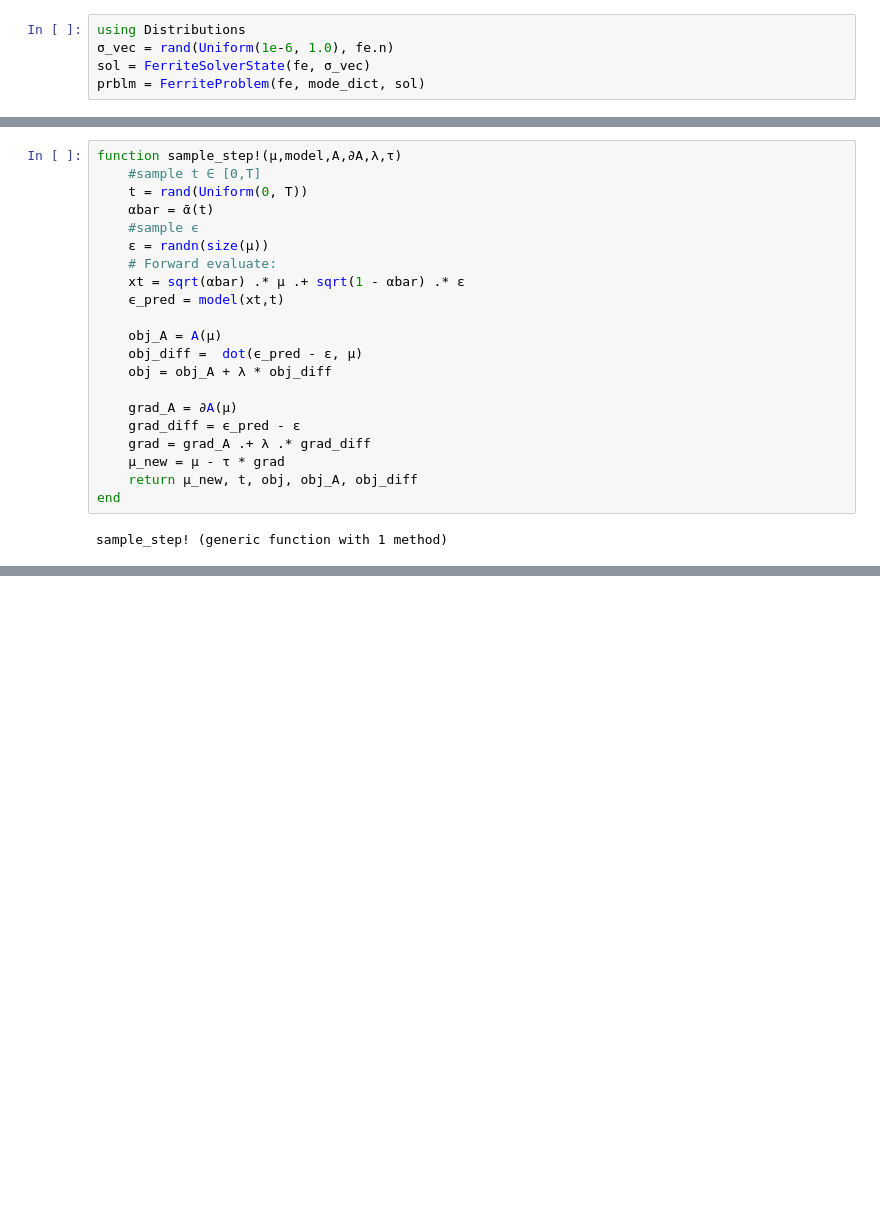
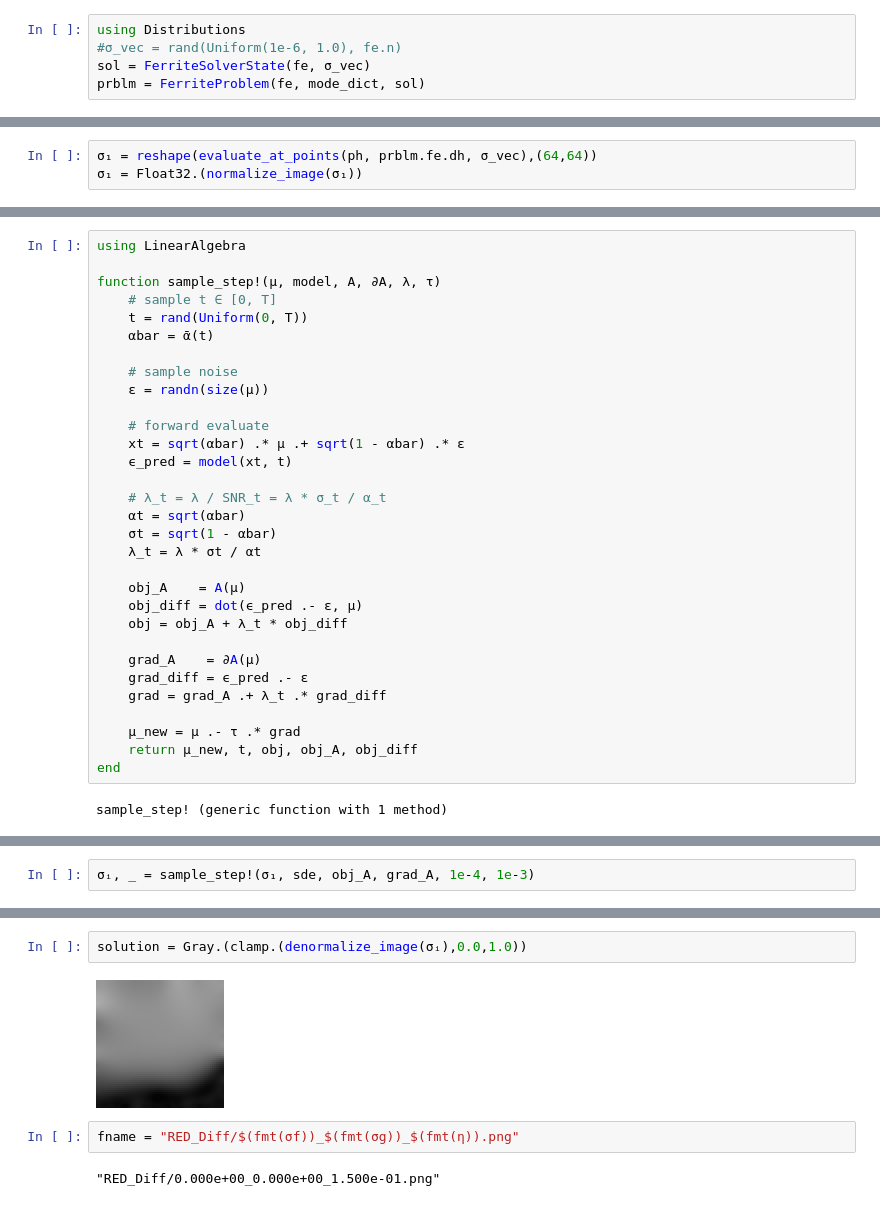
Before and after one commit to DanielBoigk/ModularEIT.jl, a Jupyter notebook: notebooks/reconstructions/005RED-Diff.ipynb, the cells around one changed output, grey strips where cells are left out. Saved outputs shown, nothing was run; the diff lists cells and outputs as text; blank space fills up the shorter version.

Commit message:
add some more reconstructions: RED-Diff

```diff
--- a/notebooks/reconstructions/005RED-Diff.ipynb
+++ b/notebooks/reconstructions/005RED-Diff.ipynb
@@ -96,6 +119,6 @@ end
 # %%
 using Distributions
-σ_vec = rand(Uniform(1e-6, 1.0), fe.n)
+#σ_vec = rand(Uniform(1e-6, 1.0), fe.n)
 sol = FerriteSolverState(fe, σ_vec)
 prblm = FerriteProblem(fe, mode_dict, sol)
 # %% [output]
@@ -165,3 +188,6 @@ function obj_A(x)
 end
 # %% [output]
 obj_A (generic function with 1 method)
+# %%
+σ₁ = reshape(evaluate_at_points(ph, prblm.fe.dh, σ_vec),(64,64))
+σ₁ = Float32.(normalize_image(σ₁))
@@ -168,22 +212,32 @@ obj_A (generic function with 1 method)
 # %%
-function sample_step!(μ,model,A,∂A,λ,τ)
-    #sample t ∈ [0,T]
+using LinearAlgebra
+
+function sample_step!(μ, model, A, ∂A, λ, τ)
+    # sample t ∈ [0, T]
     t = rand(Uniform(0, T))
     αbar = ᾱ(t)
-    #sample ϵ
+
+    # sample noise
     ε = randn(size(μ))
-    # Forward evaluate:
+
+    # forward evaluate
     xt = sqrt(αbar) .* μ .+ sqrt(1 - αbar) .* ε
-    ϵ_pred = model(xt,t)
+    ϵ_pred = model(xt, t)
 
-    obj_A = A(μ)
-    obj_diff =  dot(ϵ_pred - ε, μ)
-    obj = obj_A + λ * obj_diff
+    # λ_t = λ / SNR_t = λ * σ_t / α_t
+    αt = sqrt(αbar)
+    σt = sqrt(1 - αbar)
+    λ_t = λ * σt / αt
 
-    grad_A = ∂A(μ)
-    grad_diff = ϵ_pred - ε
-    grad = grad_A .+ λ .* grad_diff
-    μ_new = μ - τ * grad
+    obj_A    = A(μ)
+    obj_diff = dot(ϵ_pred .- ε, μ)
+    obj = obj_A + λ_t * obj_diff
+
+    grad_A    = ∂A(μ)
+    grad_diff = ϵ_pred .- ε
+    grad = grad_A .+ λ_t .* grad_diff
+
+    μ_new = μ .- τ .* grad
     return μ_new, t, obj, obj_A, obj_diff
 end
 # %% [output]
@@ -190,0 +250,2 @@ sample_step! (generic function with 1 method)
+# %%
+σᵢ, _ = sample_step!(σ₁, sde, obj_A, grad_A, 1e-4, 1e-3)
@@ -190,0 +280,8 @@ sample_step! (generic function with 1 method)
+# %%
+solution = Gray.(clamp.(denormalize_image(σᵢ),0.0,1.0))
+# %% [output]
+[figure, added]
+# %%
+fname = "RED_Diff/$(fmt(σf))_$(fmt(σg))_$(fmt(η)).png"
+# %% [output]
+"RED_Diff/0.000e+00_0.000e+00_1.500e-01.png"
```
Also changed, not shown: parts of 7 cells of this notebook.
